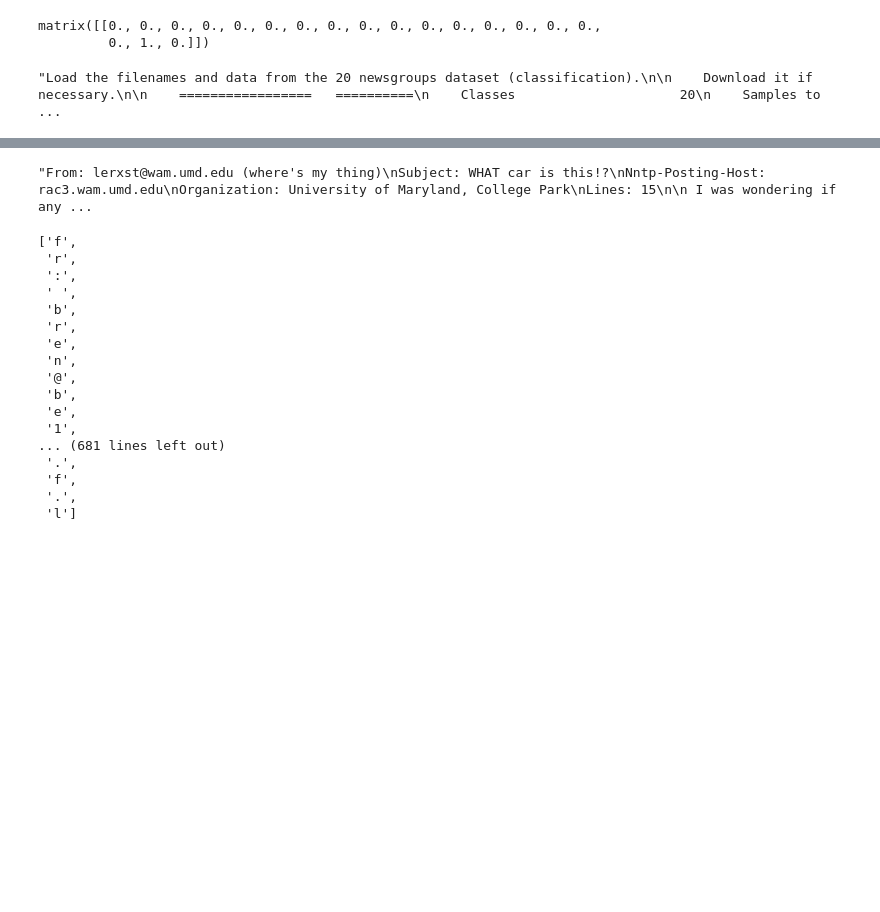
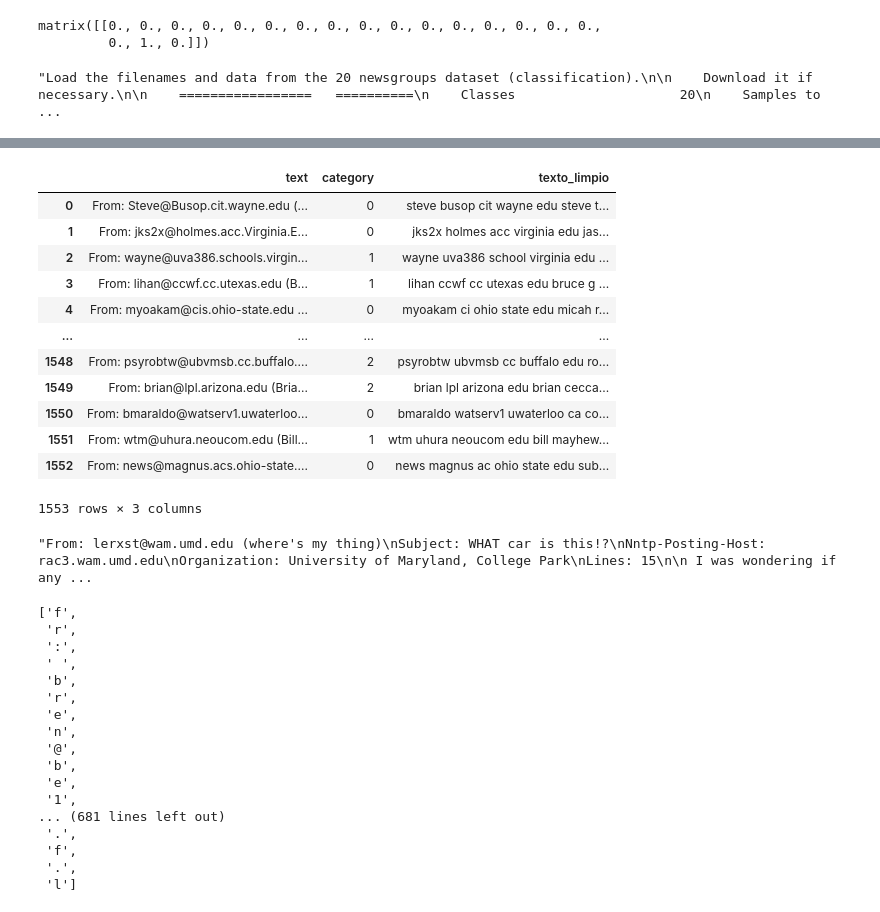
Before and after one commit to felixballestergoytia/Bootcamp_Sep2022, a Jupyter notebook: NLP/nlp.ipynb, the cells around one changed output, grey strips where cells are left out. Drawn from its saved outputs; the diff is of its cells as text; code cells hidden in the pictures; blank space fills up the shorter version.

```diff
--- a/NLP/nlp.ipynb
+++ b/NLP/nlp.ipynb
@@ -860,0 +836,6 @@ grupo
+# %%
+categorias= ['misc.forsale', 'sci.electronics', 'talk.religion.misc']
+grupo=fetch_20newsgroups(subset="train",categories=categorias)
+# %%
+grupo_noticias = pd.DataFrame({'text' : grupo['data'], 'category': grupo.target})
+grupo_noticias.head()
@@ -860,0 +849,10 @@ grupo
+# %%
+from nltk.stem import WordNetLemmatizer
+lemmatizador=WordNetLemmatizer()
+nltk.download('stopwords')
+stop_words=stopwords.words('english')
+stop_words=stop_words
+grupo_noticias['texto_limpio'] = grupo_noticias['text'].apply(\
+lambda x : ' '.join([lemmatizador.lemmatize(word.lower()) \
+    for word in word_tokenize(re.sub(r'([^\s\w]|_)+', ' ', str(x)))
+    if word.lower() not in stop_words]))
@@ -861,3 +863,19 @@ grupo
+# %%
+grupo_noticias
+# %% [output]
+|  | text | category | texto_limpio |
+| 0 | From: Steve@Busop.cit.wayne.edu (... | 0 | steve busop cit wayne edu steve t... |
+| 1 | From: jks2x@holmes.acc.Virginia.E... | 0 | jks2x holmes acc virginia edu jas... |
+| 2 | From: wayne@uva386.schools.virgin... | 1 | wayne uva386 school virginia edu ... |
+| 3 | From: lihan@ccwf.cc.utexas.edu (B... | 1 | lihan ccwf cc utexas edu bruce g ... |
+| 4 | From: myoakam@cis.ohio-state.edu ... | 0 | myoakam ci ohio state edu micah r... |
+| ... | ... | ... | ... |
+| 1548 | From: psyrobtw@ubvmsb.cc.buffalo.... | 2 | psyrobtw ubvmsb cc buffalo edu ro... |
+| 1549 | From: brian@lpl.arizona.edu (Bria... | 2 | brian lpl arizona edu brian cecca... |
+| 1550 | From: bmaraldo@watserv1.uwaterloo... | 0 | bmaraldo watserv1 uwaterloo ca co... |
+| 1551 | From: wtm@uhura.neoucom.edu (Bill... | 1 | wtm uhura neoucom edu bill mayhew... |
+| 1552 | From: news@magnus.acs.ohio-state.... | 0 | news magnus ac ohio state edu sub... |
+1553 rows × 3 columns
 # %%
 ## utilizaremos los stop words
 from nltk.corpus import stopwords
```
Also changed, not shown: parts of 4 cells of this notebook.
